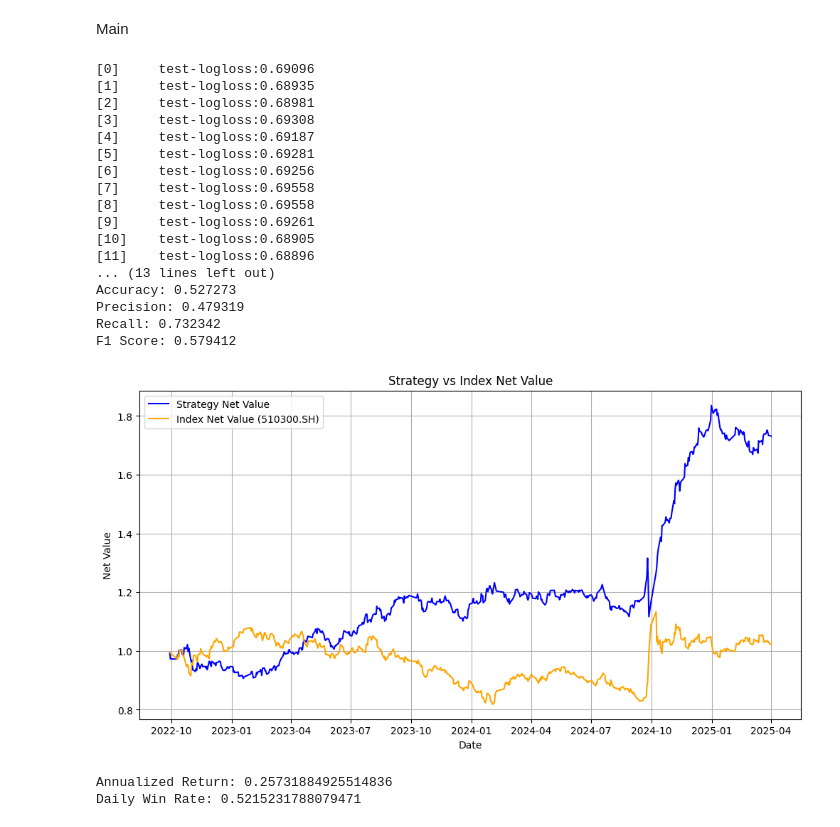
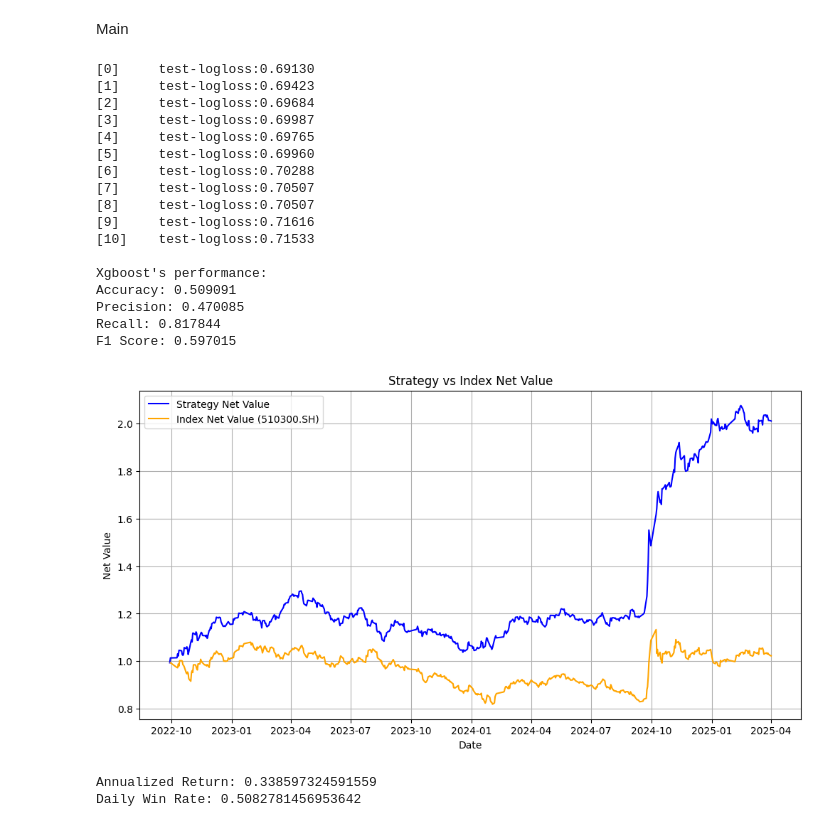
Before and after one commit to Bill-SizheLi/Trustworthy-ML-for-Online-Conversion-Problem, a Jupyter notebook: ML_Models_for_Time_Series_Forecasting/Price_Movement_Predictions/trend_prediction_xgboost.ipynb, the cells around one changed output. Drawn from its saved outputs; the diff is of its cells as text; code cells hidden in the pictures.

```diff
--- a/ML_Models_for_Time_Series_Forecasting/Price_Movement_Predictions/trend_prediction_xgboost.ipynb
+++ b/ML_Models_for_Time_Series_Forecasting/Price_Movement_Predictions/trend_prediction_xgboost.ipynb
@@ -18,12 +18,15 @@ for column in df.columns:
         bool_cols.append(column)
 
 df.drop(['tech_MA5', 'tech_MA20'], axis=1, inplace=True)
-
-for column in df.columns:
-    if df[column].isnull().any() and column not in bool_cols:
-        df[column].fillna(df[column].mean(), inplace=True)
 df['trend'] = (df['close'] < df['close'].shift(-1))
 df = df.iloc[1:,]
+
+def fill_na(df):
+    for column in df.columns:
+        if df[column].isnull().any() and column not in bool_cols:
+            df[column].fillna(df[column].mean(), inplace=True)
+    return df
+
 df
 # %% [output]
 |  | Date | open | high | low | close | volume | amt | dealnum | adjfactor | turn | ... | ... |
@@ -138,6 +139,9 @@ Main
 train_size = int(len(df) * (1 - TEST_SIZE))
 train_data = df.iloc[:train_size]
 test_data = df.iloc[train_size:]
+
+train_data = fill_na(train_data)
+test_data = fill_na(test_data)
 
 lagged_train = create_lagged_features(train_data, TARGET_COLUMN, FEATURES, WINDOW_SIZE)
 lagged_test = create_lagged_features(test_data, TARGET_COLUMN, FEATURES, WINDOW_SIZE)
@@ -156,51 +160,51 @@ params = {
     'tree_method': 'hist',
     'learning_rate': 0.1,
     'max_depth': 7,
     'subsample': 1,
-    'colsample_bytree': 1,
+    'colsample_bytree': 0.9,
     'seed': 42
 }
 
 model = xgb.train(params, dtrain, num_boost_round=100, evals=[(dtest, 'test')], early_stopping_rounds=10)
 
 y_pred_prob = model.predict(dtest)
 y_pred = (y_pred_prob > 0.5).astype(int)
 np.save('xgboost_prob_preds.npy', y_pred_prob)
 
 #evaluate the model
 print("\nXgboost's performance:")
 xgboost_metrics = calculate_metrics(y_test, y_pred)
 for metric, value in xgboost_metrics.items():
     print(f"{metric}: {value:.6f}")
 
 # backtest the model
 train_size = int(len(df) * (1 - TEST_SIZE))
 xgboost_pred_series = pd.Series(y_pred, index=range(train_size+WINDOW_SIZE+1, train_size+WINDOW_SIZE+1 + len(y_pred)))
 df['xgboost_preds'] = xgboost_pred_series
 xgboost_backtest = df.loc[train_size+WINDOW_SIZE+1:, ['Date', 'close', 'xgboost_preds']]
 xgboost_backtest.rename(columns={'xgboost_preds': 'preds', 'Date':'date'}, inplace=True)
 xgboost_backtest.reset_index(drop=True, inplace=True)
 xgboost_backtest.to_excel('xgboost_output.xlsx', index=False)
 backtest_strategy(xgboost_backtest)
 print()
 # %% [output]
-[0]     test-logloss:0.69096
-[1]     test-logloss:0.68935
-[2]     test-logloss:0.68981
-[3]     test-logloss:0.69308
-[4]     test-logloss:0.69187
-[5]     test-logloss:0.69281
-[6]     test-logloss:0.69256
-[7]     test-logloss:0.69558
-[8]     test-logloss:0.69558
-[9]     test-logloss:0.69261
-[10]    test-logloss:0.68905
-[11]    test-logloss:0.68896
-... (13 lines left out)
-Accuracy: 0.527273
-Precision: 0.479319
-Recall: 0.732342
-F1 Score: 0.579412
+[0]     test-logloss:0.69130
+[1]     test-logloss:0.69423
+[2]     test-logloss:0.69684
+[3]     test-logloss:0.69987
+[4]     test-logloss:0.69765
+[5]     test-logloss:0.69960
+[6]     test-logloss:0.70288
+[7]     test-logloss:0.70507
+[8]     test-logloss:0.70507
+[9]     test-logloss:0.71616
+[10]    test-logloss:0.71533
+
+Xgboost's performance:
+Accuracy: 0.509091
+Precision: 0.470085
+Recall: 0.817844
+F1 Score: 0.597015
-[figure, old version]
+[figure, new version]
-Annualized Return: 0.25731884925514836
-Daily Win Rate: 0.5215231788079471
+Annualized Return: 0.338597324591559
+Daily Win Rate: 0.5082781456953642
```
Also changed, not shown: parts of 1 cell of this notebook.
